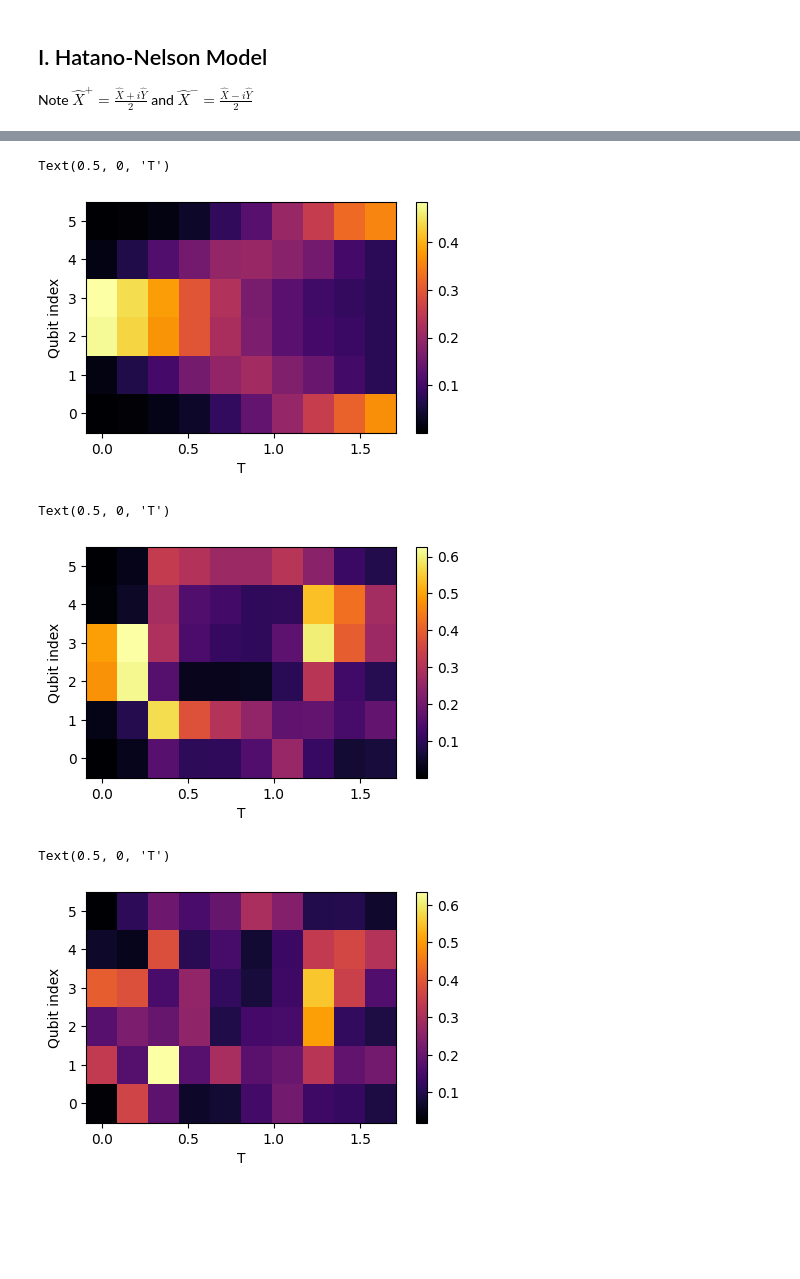
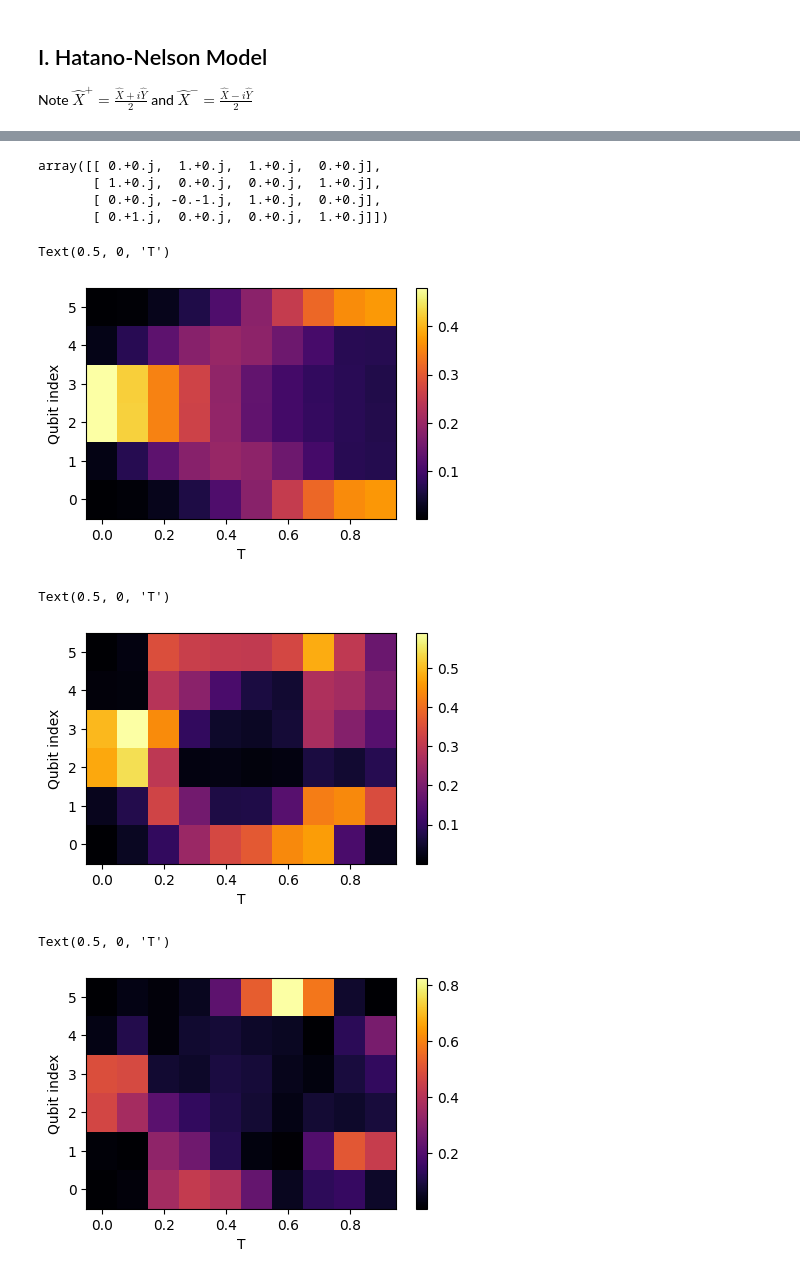
Before and after one commit to syralie/qsim-condensed-matter, a Jupyter notebook: NHSE.ipynb, the cells around one changed output, grey strips where cells are left out. Drawn from its saved outputs; the diff is of its cells as text; code cells hidden in the pictures; blank space fills up the shorter version.

Commit message:
Further work on NHSE, tried statevector method

```diff
--- a/NHSE.ipynb
+++ b/NHSE.ipynb
@@ -66,16 +61,26 @@ print(X_minus)
+# %%
+np.concatenate((np.concatenate((X_gate, Y_gate), axis=0), np.concatenate((I_gate, I_gate), axis=0)), axis=1)
+# %% [output]
+array([[ 0.+0.j,  1.+0.j,  1.+0.j,  0.+0.j],
+       [ 1.+0.j,  0.+0.j,  0.+0.j,  1.+0.j],
+       [ 0.+0.j, -0.-1.j,  1.+0.j,  0.+0.j],
+       [ 0.+1.j,  0.+0.j,  0.+0.j,  1.+0.j]])
 # %%
 # Helper function, generates U_j_nonH
 def get_U_j_nonH(J, gamma, index, N, timestep):
     product_1 = np.kron(X_plus, X_minus)
     product_2 = np.kron(X_minus, X_plus)
     exponent = 1j * timestep * ( (J - gamma) * product_1 + (J + gamma) * product_2)
+
     if index == 0:
-        U_j_nonH = np.kron(expm(exponent), np.eye(index ** (N-2)))
+        U_j_nonH = np.kron(np.eye(2 ** (N-2)), expm(exponent))
     if index == N - 2:
-        U_j_nonH = np.kron(np.eye(2 ** (N-2)), expm(exponent))
+        U_j_nonH = np.kron(expm(exponent), np.eye(2 ** (N-2)))
     else:
-        U_j_nonH = np.kron(np.kron(np.eye(2 ** (index)), expm(exponent)), np.eye(2 ** (N - 2 - index)))
+        U_j_nonH = np.kron(np.kron(np.eye(2 ** (N - 2 - index)), expm(exponent)), np.eye(2 ** (index)))
     return U_j_nonH
+
+
 
 # Helper function, generates R_HN
 def get_R_HN(J, gamma, N, timestep):
@@ -147,19 +164,19 @@ for circ in tqdm(circuits):
 magnetization=np.array(magnetization)
 # %%
 fig = plt.figure(figsize=(10/2,6/2), facecolor='white')
-im = plt.pcolormesh([timestep_duration * i for i in range(nb_timesteps)], np.arange(0,N,1), magnetization.T, cmap='inferno')
+im = plt.pcolormesh([0.1 * i for i in range(nb_timesteps)], np.arange(0,N,1), magnetization.T, cmap='inferno')
 fig.colorbar(im)
 plt.ylabel('Qubit index')
 plt.xlabel('T')
 # %% [output]
 Text(0.5, 0, 'T')
-[figure, old version]
+[figure, new version]
 # %%
 # For gamma = 0.5 case
 N = 6
 
 # Generate the unitary
-matrix = get_U_HN(1, 0.3, N, timestep_duration)
+matrix = get_U_HN(2, 0.5, N, 0.1)
 gate = UnitaryGate(matrix)
 
 # Create the relevant circuits for paper's Fig 3a
@@ -167,11 +184,12 @@ circuits = []
 for n_steps in range(1, nb_timesteps+1):
     qc = QuantumCircuit(N+1)
     qc.h(N//2 - 1)
-    qc.cx(N//2 -1, N//2)
-    qc.x(range(N))
+    qc.cx(N//2 - 1, N//2)
+    qc.x(range(N//2-1))
+    qc.x(range(N//2+1, N))
 
-    for _ in range(n_steps):
-        qc.append(gate, [i for i in range(N+1)])
+    gate = UnitaryGate(np.linalg.matrix_power(matrix, n_steps))
+    qc.append(gate, [i for i in range(N+1)])
 
     qc.measure_all()
     circuits.append(qc)
@@ -194,36 +212,39 @@ for circ in tqdm(circuits):
             for i in range(1, N+1):
                 if key[i] == '0':
                     row[i-1] += value
-    magnetization.append([x/counts_left for x in row][::-1]) #due to qiskit's big endian
+    magnetization.append([x/counts_left for x in row][::-1]) #the output for qiskit is qNqN-1...q1q0
 
 magnetization=np.array(magnetization)
 # %%
 fig = plt.figure(figsize=(10/2,6/2), facecolor='white')
-im = plt.pcolormesh([timestep_duration * i for i in range(nb_timesteps)], np.arange(0,N,1), magnetization.T, cmap='inferno')
+im = plt.pcolormesh([0.1 * i for i in range(nb_timesteps)], np.arange(0,N,1), magnetization.T, cmap='inferno')
 fig.colorbar(im)
 plt.ylabel('Qubit index')
 plt.xlabel('T')
 # %% [output]
 Text(0.5, 0, 'T')
-[figure, old version]
+[figure, new version]
 # %%
 # For gamma = 0.5 case
 N = 6
 
 # Generate the unitary
-matrix = get_U_HN(1, 0.3, N, timestep_duration)
+matrix = get_U_HN(2, 0.5, N, 0.1)
 gate = UnitaryGate(matrix)
+
+initial_vector = np.zeros((2**(N+1), 1))
+initial_vector[2**(N//2)] = 1/np.sqrt(2)
+initial_vector[2**(N//2 -1)] = 1/np.sqrt(2)
 
 # Create the relevant circuits for paper's Fig 3a
 circuits = []
 for n_steps in range(1, nb_timesteps+1):
     qc = QuantumCircuit(N+1)
-    qc.h(N//2 - 1)
-    qc.cx(N//2 -1, N//2)
-    qc.x(range(N+1))
 
-    for _ in range(n_steps):
-        qc.append(gate, [i for i in range(N+1)])
+
+    state_vector = np.matmul(np.linalg.matrix_power(matrix, n_steps), initial_vector).T
+    qc.initialize(state_vector[0], range(N+1))
+
 
     qc.measure_all()
     circuits.append(qc)
@@ -240,21 +261,21 @@ for circ in tqdm(circuits):
     counts_left = 0
     row = [0 for _ in range(N)]
     for key, value in res.items():
-        if key[0] == "1":
+        if key[0] == "0":
             counts_left += value
 
             for i in range(1, N+1):
-                if key[i] == '0':
+                if key[i] == '1':
                     row[i-1] += value
-    magnetization.append([x/counts_left for x in row][::-1]) #due to qiskit's big endian
+    magnetization.append([x/counts_left for x in row][::-1]) #the output for qiskit is qNqN-1...q1q0
 
 magnetization=np.array(magnetization)
 # %%
 fig = plt.figure(figsize=(10/2,6/2), facecolor='white')
-im = plt.pcolormesh([timestep_duration * i for i in range(nb_timesteps)], np.arange(0,N,1), magnetization.T, cmap='inferno')
+im = plt.pcolormesh([0.1 * i for i in range(nb_timesteps)], np.arange(0,N,1), magnetization.T, cmap='inferno')
 fig.colorbar(im)
 plt.ylabel('Qubit index')
 plt.xlabel('T')
 # %% [output]
 Text(0.5, 0, 'T')
-[figure, old version]
+[figure, new version]
```
Also changed, not shown: parts of 4 cells of this notebook.
